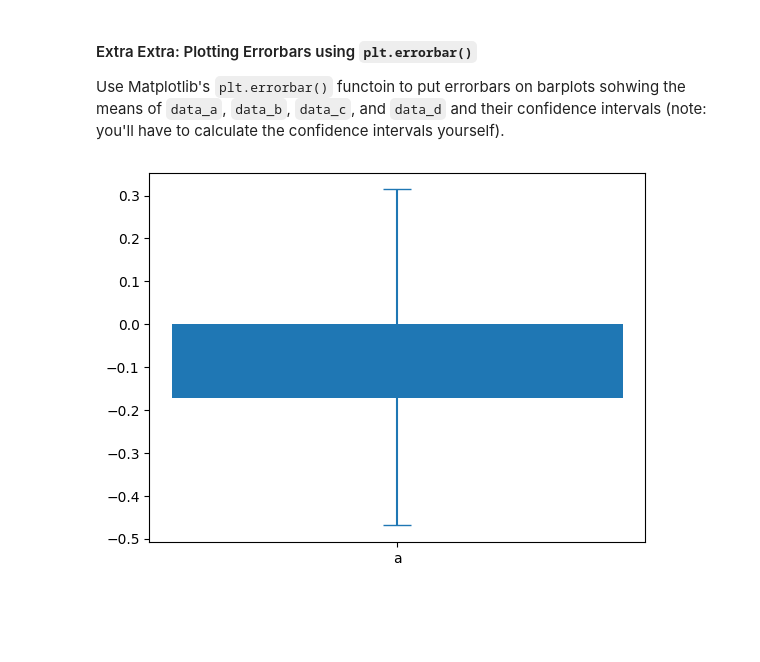
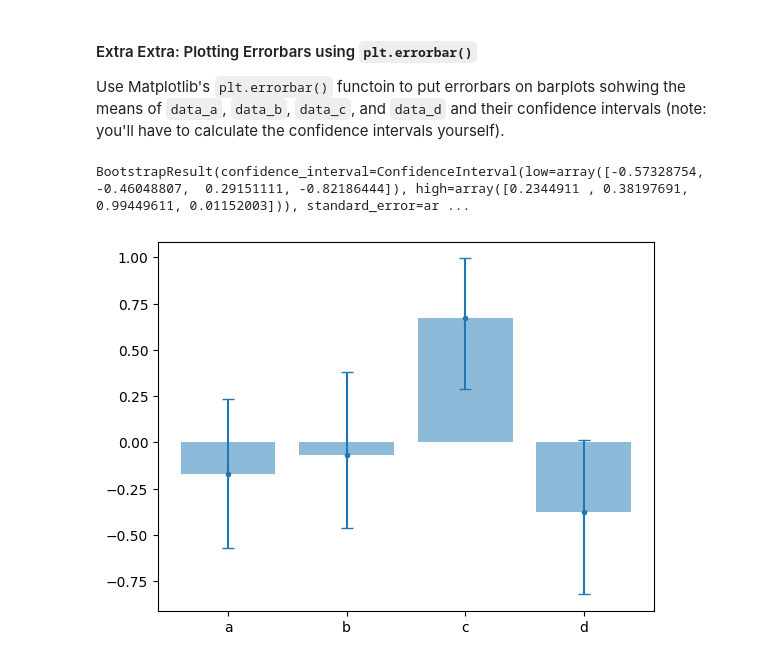
Before and after one commit to CodingForScientists/Intro2PythonMPI2022, a Jupyter notebook: Day3/3-3-ComparingMultipleVariables.solutions.ipynb, the cells around one changed output. Drawn from its saved outputs; the diff is of its cells as text; code cells hidden in the pictures; blank space fills up the shorter version.

```diff
--- a/Day3/3-3-ComparingMultipleVariables.solutions.ipynb
+++ b/Day3/3-3-ComparingMultipleVariables.solutions.ipynb
@@ -209,13 +213,15 @@ BootstrapResult(confidence_interval=ConfidenceInterval(low=-0.528675660772405, h
 #### Extra Extra: Plotting Errorbars using `plt.errorbar()`
 
 Use Matplotlib's `plt.errorbar()` functoin to put errorbars on barplots sohwing the means of `data_a`, `data_b`, `data_c`, and `data_d` and their confidence intervals (note: you'll have to calculate the confidence intervals yourself).
-# %%
-plt.bar(['a'], [np.mean(data_a)]);
-plt.errorbar(
-    [0],
-    np.mean(data_a),
-    yerr=[[np.mean(data_a) - ci[0]], [ci[1]  - np.mean(data_a)]],
-    capsize=10
-);
-# %% [output]
-[figure, removed]
+# %%
+boots = stats.bootstrap((data,), np.mean, confidence_level=.95, n_resamples=5000, method='BCa')
+boots
+# %% [output]
+BootstrapResult(confidence_interval=ConfidenceInterval(low=array([-0.57328754, -0.46048807,  0.29151111, -0.82186444]), high=array([0.2344911 , 0.38197691, 0.99449611, 0.01152003])), standard_error=ar ...
+# %%
+x = variables
+y = data.mean(axis=0)
+plt.bar(x, y, alpha=.5);
+plt.errorbar(x=x, y=y, yerr=np.array([y - boots.confidence_interval.low, boots.confidence_interval.high - y]), fmt='.', capsize=4);
+# %% [output]
+[figure, added]
```
Also changed, not shown: parts of 3 cells of this notebook, 1 other file.
